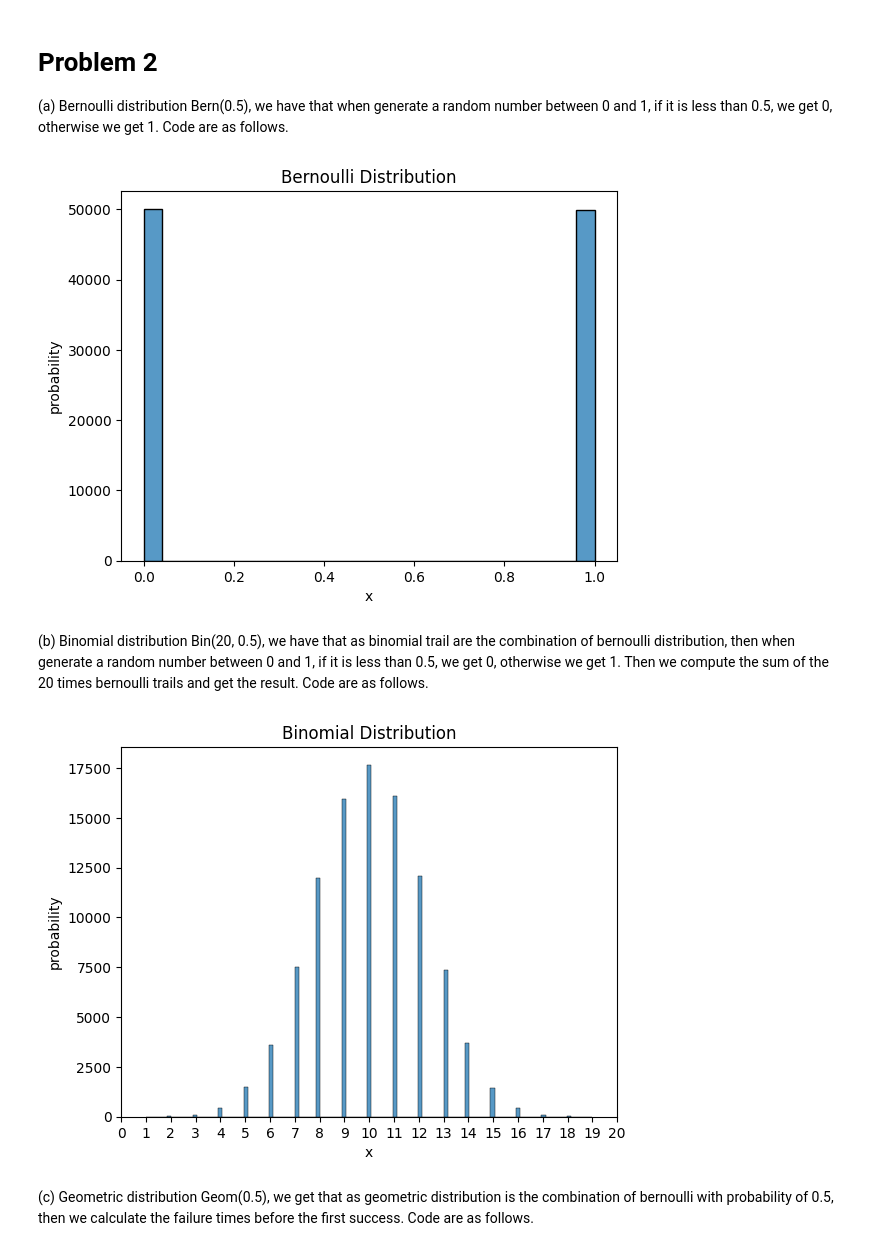
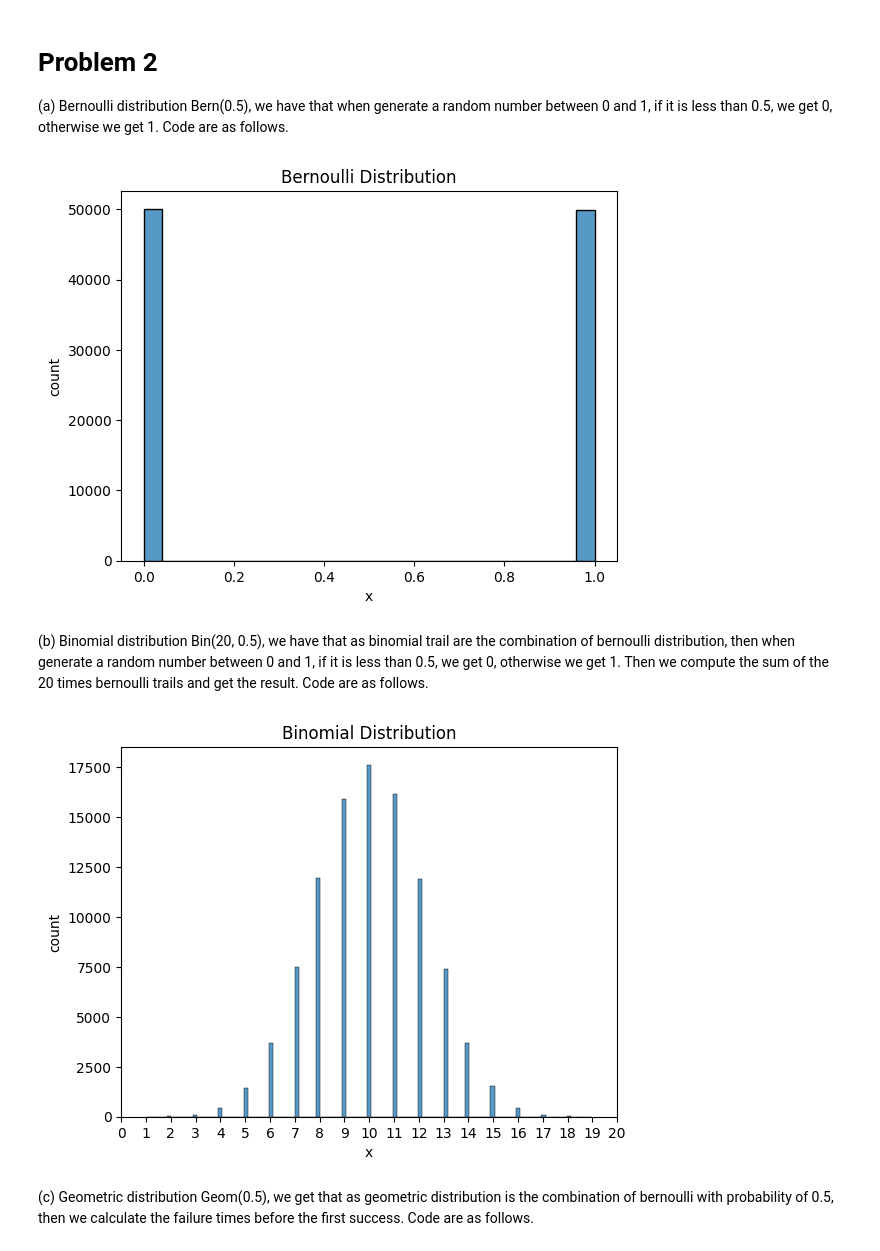
Before and after one commit to AuthorityWang/ShanghaiTech-SI140A, a Jupyter notebook: SI140A-hw8/HW08-sol.ipynb, the cells around one changed output. Drawn from its saved outputs; the diff is of its cells as text; code cells hidden in the pictures.

```diff
--- a/SI140A-hw8/HW08-sol.ipynb
+++ b/SI140A-hw8/HW08-sol.ipynb
@@ -61,26 +61,26 @@ plot.set_ylabel('count');
 # %%
 import numpy as np
 import seaborn as sns
 
 # define the sample number
 N = 100000
 # generate sameple points
 x = np.random.uniform(0, 1, N)
 # define bernoulli success probability
 p = 0.5
 # determine if the trail get 0 or 1
 for i in range(N):
     if x[i] < p:
         x[i] = 0
     else:
         x[i] = 1
 # plot the histogram
 plot = sns.histplot(x, stat = 'count')
 plot.set_xlabel('x')
-plot.set_ylabel('probability')
+plot.set_ylabel('count')
 plot.set_title('Bernoulli Distribution');
 # %% [output]
-[figure, old version]
+[figure, new version]
 # %% [markdown]
 (b) Binomial distribution Bin(20, 0.5), we have that as binomial trail are the combination of bernoulli distribution, then when generate a random number between 0 and 1, if it is less than 0.5, we get 0, otherwise we get 1. Then we compute the sum of the 20 times bernoulli trails and get the result. Code are as follows.
 # %%
@@ -106,11 +106,11 @@ for i in range(N):
 # plot the histogram
 plot = sns.histplot(x, stat = 'count')
 plot.set_xlabel('x')
-plot.set_ylabel('probability')
+plot.set_ylabel('count')
 plot.set_title('Binomial Distribution')
 plot.set_xticks([i for i in range(0, 21)]);
 # %% [output]
-[figure, old version]
+[figure, new version]
 # %% [markdown]
 (c) Geometric distribution Geom(0.5), we get that as geometric distribution is the combination of bernoulli with probability of 0.5, then we calculate the failure times before the first success. Code are as follows.
 # %%
```
Also changed, not shown: parts of 10 cells of this notebook.
